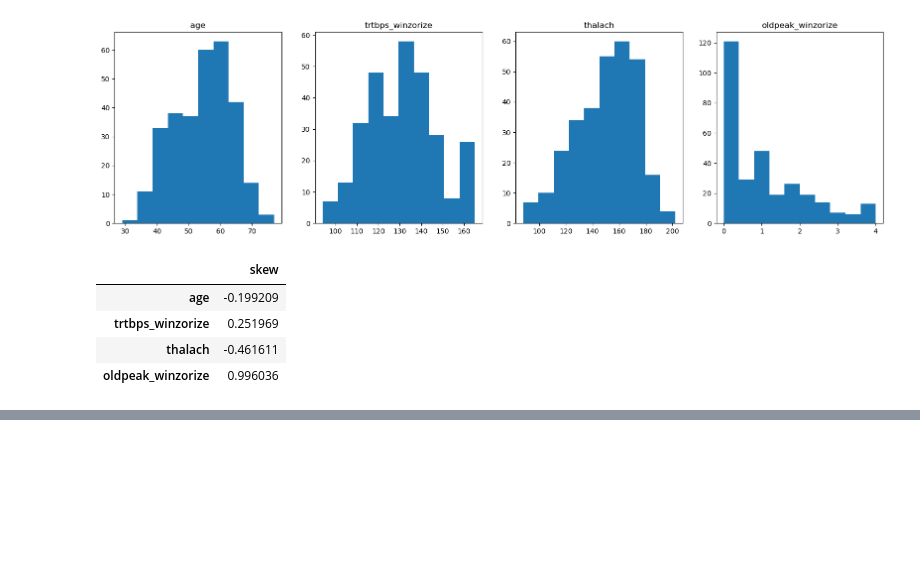
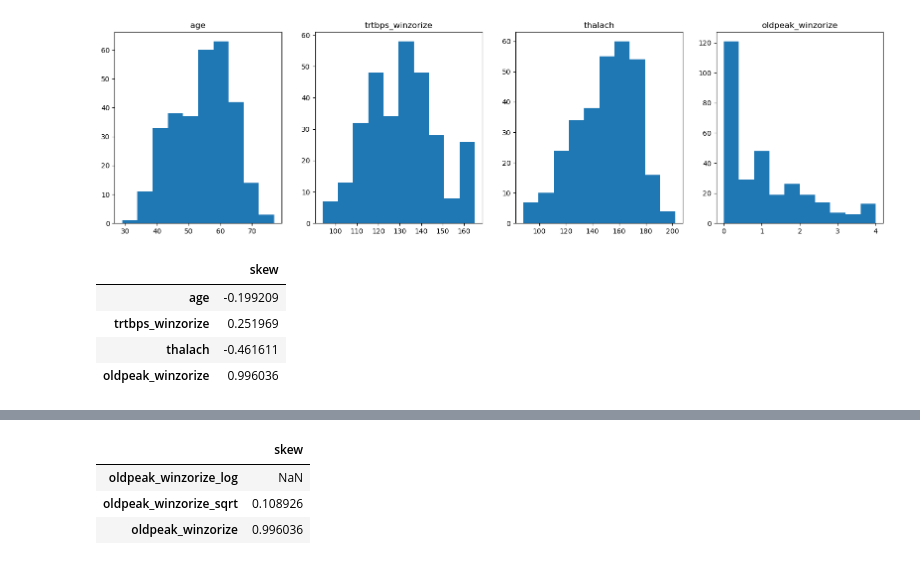
Before and after one commit to quangminh206lnh-collab/Practice_heart_prediction_attack-, a Jupyter notebook: heart_attack_prediction.ipynb, the cells around one changed output, grey strips where cells are left out. Saved outputs shown, nothing was run; the diff lists cells and outputs as text; code cells hidden in the pictures; blank space fills up the shorter version.

```diff
--- a/heart_attack_prediction.ipynb
+++ b/heart_attack_prediction.ipynb
@@ -964,0 +967,3 @@ df[["age", "trtbps_winzorize", "thalach", "oldpeak_winzorize"]].agg(["skew"]).tr
+# %%
+df["oldpeak_winzorize_log"] = np.log(df["oldpeak_winzorize"])
+df["oldpeak_winzorize_sqrt"] = np.sqrt(df["oldpeak_winzorize"])
@@ -964,0 +979,7 @@ df[["age", "trtbps_winzorize", "thalach", "oldpeak_winzorize"]].agg(["skew"]).tr
+# %%
+df[["oldpeak_winzorize_log", "oldpeak_winzorize_sqrt", "oldpeak_winzorize"]].agg(["skew"]).transpose()
+# %% [output]
+|  | skew |
+| oldpeak_winzorize_log | NaN |
+| oldpeak_winzorize_sqrt | 0.108926 |
+| oldpeak_winzorize | 0.996036 |
```
Also changed, not shown: parts of 4 cells of this notebook.
